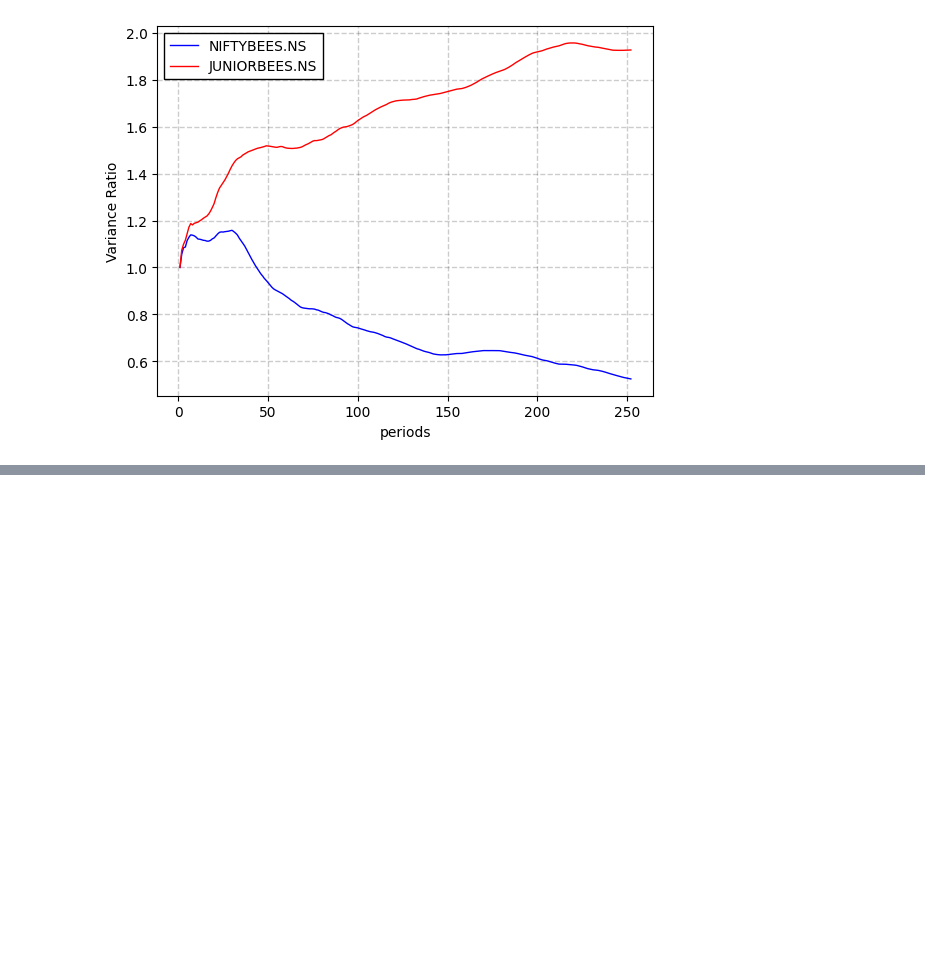
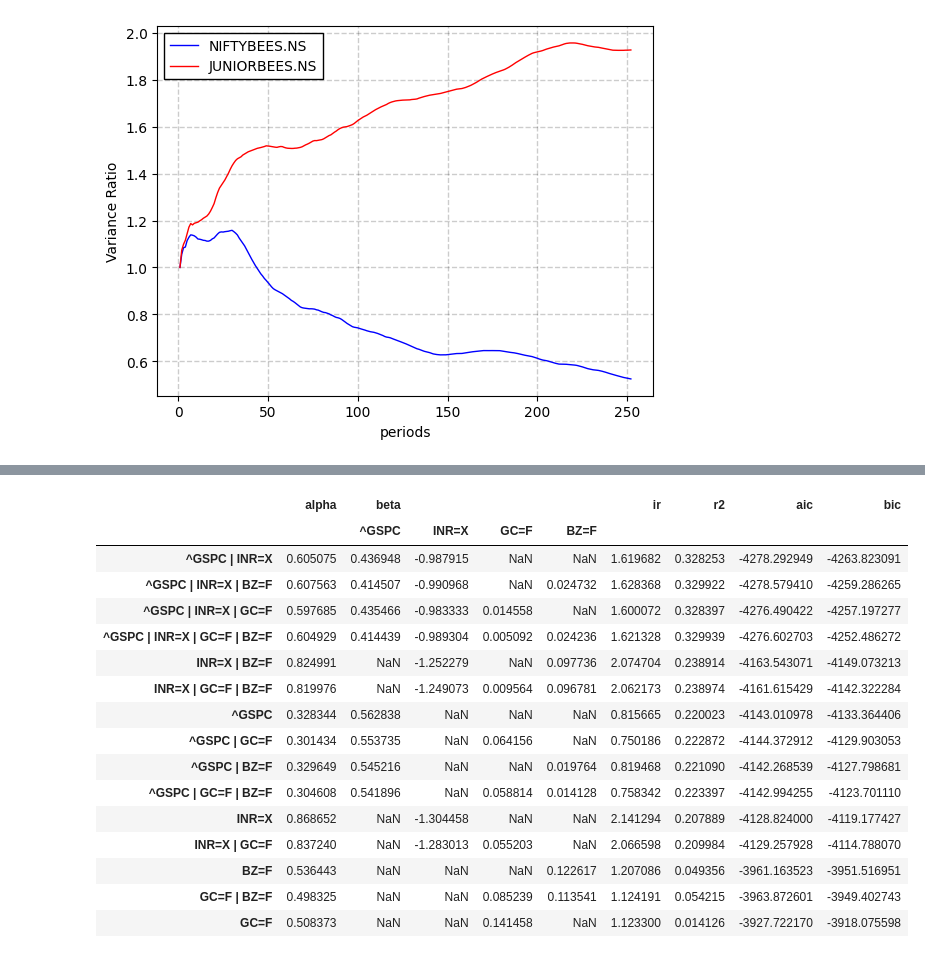
Before and after one commit to nakulrandad/Quant-Finance, a Jupyter notebook: analysis/nifty50.ipynb, the cells around one changed output, grey strips where cells are left out. Cells and saved outputs as stored; diff of their text form; code cells hidden in the pictures; blank space fills up the shorter version.

```diff
--- a/analysis/nifty50.ipynb
+++ b/analysis/nifty50.ipynb
@@ -165,0 +237,20 @@ merged.quant.variance_ratio_test(periods=252).plot(
+# %%
+ret.iloc[:, :1].quant.factor_model(ret.iloc[:, 1:])
+# %% [output]
+|  | alpha | beta |  |  |  | ir | r2 | aic | bic |
+|  |  | ^GSPC | INR=X | GC=F | BZ=F |  |  |  |  |
+| ^GSPC | INR=X | 0.605075 | 0.436948 | -0.987915 | NaN | NaN | 1.619682 | 0.328253 | -4278.292949 | -4263.823091 |
+| ^GSPC | INR=X | BZ=F | 0.607563 | 0.414507 | -0.990968 | NaN | 0.024732 | 1.628368 | 0.329922 | -4278.579410 | -4259.286265 |
+| ^GSPC | INR=X | GC=F | 0.597685 | 0.435466 | -0.983333 | 0.014558 | NaN | 1.600072 | 0.328397 | -4276.490422 | -4257.197277 |
+| ^GSPC | INR=X | GC=F | BZ=F | 0.604929 | 0.414439 | -0.989304 | 0.005092 | 0.024236 | 1.621328 | 0.329939 | -4276.602703 | -4252.486272 |
+| INR=X | BZ=F | 0.824991 | NaN | -1.252279 | NaN | 0.097736 | 2.074704 | 0.238914 | -4163.543071 | -4149.073213 |
+| INR=X | GC=F | BZ=F | 0.819976 | NaN | -1.249073 | 0.009564 | 0.096781 | 2.062173 | 0.238974 | -4161.615429 | -4142.322284 |
+| ^GSPC | 0.328344 | 0.562838 | NaN | NaN | NaN | 0.815665 | 0.220023 | -4143.010978 | -4133.364406 |
+| ^GSPC | GC=F | 0.301434 | 0.553735 | NaN | 0.064156 | NaN | 0.750186 | 0.222872 | -4144.372912 | -4129.903053 |
+| ^GSPC | BZ=F | 0.329649 | 0.545216 | NaN | NaN | 0.019764 | 0.819468 | 0.221090 | -4142.268539 | -4127.798681 |
+| ^GSPC | GC=F | BZ=F | 0.304608 | 0.541896 | NaN | 0.058814 | 0.014128 | 0.758342 | 0.223397 | -4142.994255 | -4123.701110 |
+| INR=X | 0.868652 | NaN | -1.304458 | NaN | NaN | 2.141294 | 0.207889 | -4128.824000 | -4119.177427 |
+| INR=X | GC=F | 0.837240 | NaN | -1.283013 | 0.055203 | NaN | 2.066598 | 0.209984 | -4129.257928 | -4114.788070 |
+| BZ=F | 0.536443 | NaN | NaN | NaN | 0.122617 | 1.207086 | 0.049356 | -3961.163523 | -3951.516951 |
+| GC=F | BZ=F | 0.498325 | NaN | NaN | 0.085239 | 0.113541 | 1.124191 | 0.054215 | -3963.872601 | -3949.402743 |
+| GC=F | 0.508373 | NaN | NaN | 0.141458 | NaN | 1.123300 | 0.014126 | -3927.722170 | -3918.075598 |
```
Also changed, not shown: parts of 6 cells of this notebook, 3 other files.
